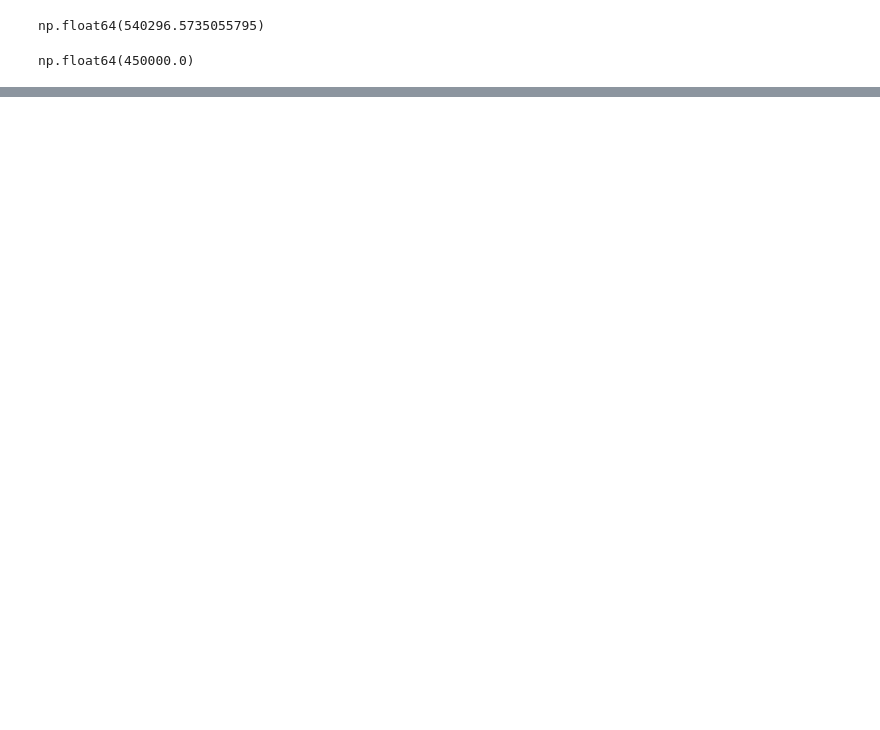
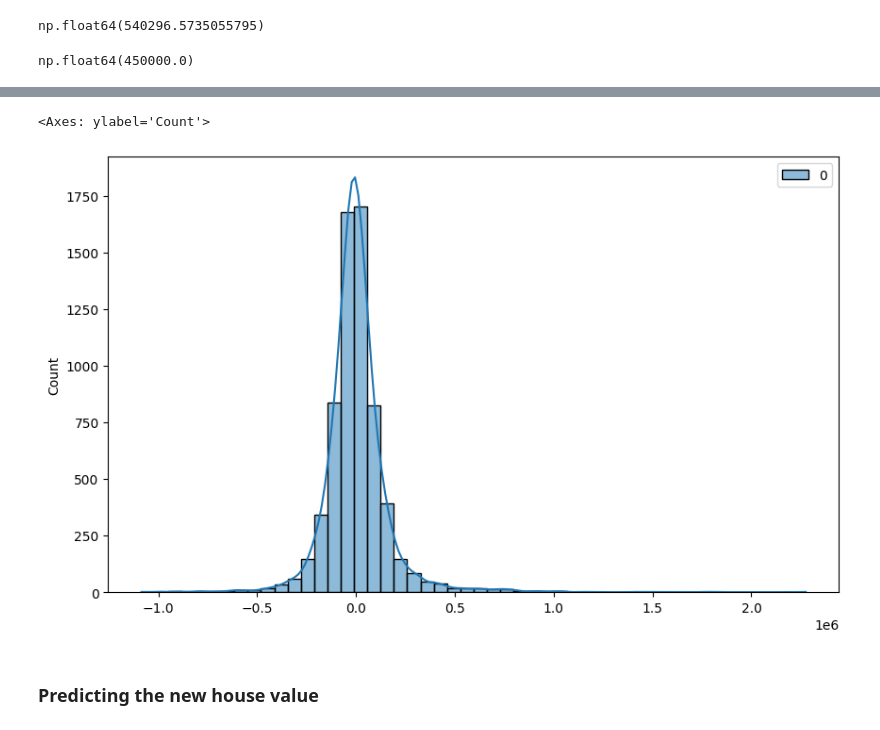
Before and after one commit to avi708498/Machine-Learning, a Jupyter notebook: Neural_Networks/Keras Regression.ipynb, the cells around one changed output, grey strips where cells are left out. Saved outputs shown, nothing was run; the diff lists cells and outputs as text; code cells hidden in the pictures; blank space fills up the shorter version.

```diff
--- a/Neural_Networks/Exploratory_Data_Analysis.ipynb
+++ b/Neural_Networks/Keras Regression.ipynb
@@ -366,0 +395,10 @@ np.float64(450000.0)
+# %%
+errors =y_test.reshape(6480,1) - predictions  # Calculate the errors (actual - predicted) and reshape for plotting
+# %%
+plt.figure(figsize=(10, 6))
+sns.histplot(errors, bins=50, kde=True)
+# %% [output]
+<Axes: ylabel='Count'>
+[figure, added]
+# %% [markdown]
+### Predicting the new house value
```
Also changed, not shown: parts of 17 cells of this notebook.
